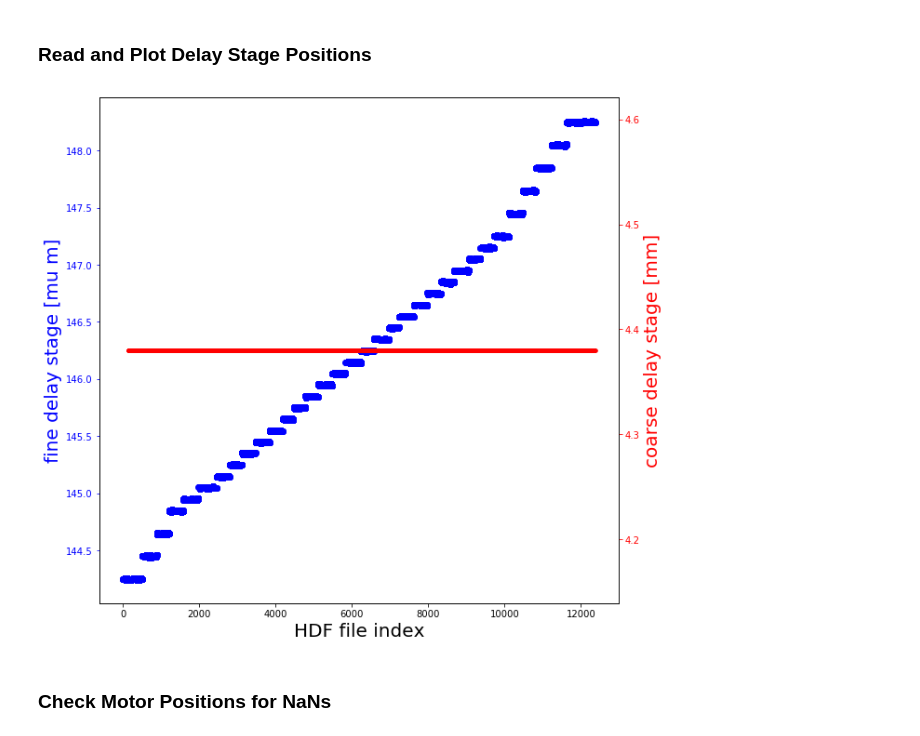
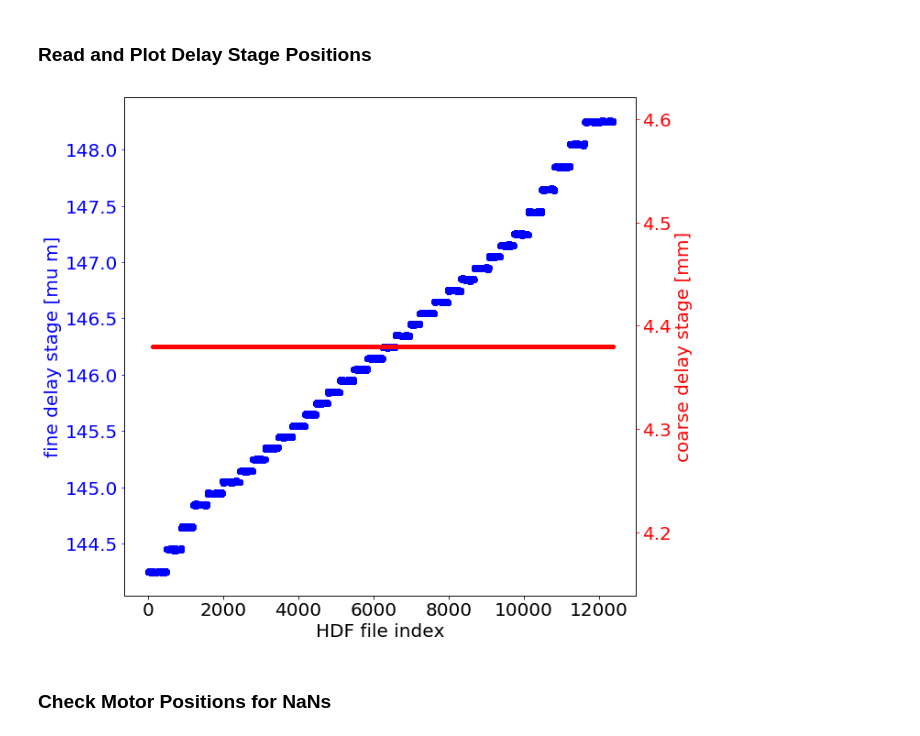
Before and after one commit to chrispassow/DESC-commissioning, a Jupyter notebook: fringes/DESC-fringe-scan.ipynb, the cells around one changed output. Saved outputs shown, nothing was run; the diff lists cells and outputs as text; code cells hidden in the pictures.

```diff
--- a/fringes/DESC-fringe-scan.ipynb
+++ b/fringes/DESC-fringe-scan.ipynb
@@ -14,3 +15,6 @@ from scipy.stats import kde
+# %%
+plt.rcParams.update({'font.size': 20})
+plt.rcParams.update({'figure.figsize' : (10,10)})
 # %% [markdown]
 ### Utility functions
 # %%
@@ -24,11 +28,11 @@ def countNonNaNs(array):
 # %%
-runNumber = 28496
+run_number = 28496
 
-dataDir = '/asap3/fs-flash-o/gpfs/camp/2019/data/11007673/raw/hdf/by-run/'
-hdfFilename = 'FLASH1_USER1-run'+str(runNumber)+'.h5'
-imagePath = '/asap3/flash/gpfs/bl1/2017/data/11003895/processed/notebooks/fig/'
+data_dir = '/asap3/fs-flash-o/gpfs/camp/2019/data/11007673/raw/hdf/by-run/'
+hdf_filename = 'FLASH1_USER1-run'+str(run_number)+'.h5'
+image_path = '/home/cpassow/DESC-commissioning/processed/fringes/fig/'
 
-print(dataDir+hdfFilename)
+print(data_dir+hdf_filename)
 # %% [output]
 /asap3/fs-flash-o/gpfs/camp/2019/data/11007673/raw/hdf/by-run/FLASH1_USER1-run28496.h5
 # %%
@@ -38,24 +42,24 @@ Image("delaymotor_history.jpeg")
 # %% [markdown]
 ### Read and Plot Delay Stage Positions
 # %%
-hdfFile = h5py.File(dataDir+hdfFilename,'r')
-motorPosFine = hdfFile['/FL1/Experiment/BL1/CAMP/DESC/Fine delay stage/position'].value
-motorPosCoarse = hdfFile['/FL1/Experiment/BL1/CAMP/DESC/Coarse delay stage/position'].value
+hdf_file = h5py.File(data_dir+hdf_filename,'r')
+motor_pos_fine = hdf_file['/FL1/Experiment/BL1/CAMP/DESC/Fine delay stage/position'][()]
+motor_pos_coarse = hdf_file['/FL1/Experiment/BL1/CAMP/DESC/Coarse delay stage/position'][()]
 # %%
-fig, ax1 = plt.subplots(figsize=(10,10))
-ax1.plot(motorPosFine,'bo')
-ax1.set_xlabel('HDF file index',fontsize=20)
-ax1.set_ylabel('fine delay stage [mu m]', color='b', fontsize=20)
+fig, ax1 = plt.subplots()
+ax1.plot(motor_pos_fine,'bo')
+ax1.set_xlabel('HDF file index')
+ax1.set_ylabel('fine delay stage [mu m]', color='b')
 ax1.tick_params('y', colors='b')
 
 ax2 = ax1.twinx()
-ax2.plot(motorPosCoarse,'r.')
-ax2.set_ylabel('coarse delay stage [mm]', color='r', fontsize=20)
+ax2.plot(motor_pos_coarse,'r.')
+ax2.set_ylabel('coarse delay stage [mm]', color='r')
 ax2.tick_params('y', colors='r')
 
 plt.show()
 # %% [output]
-[figure, old version]
+[figure, new version]
 # %% [markdown]
 ### Check Motor Positions for NaNs
 # %%
```
Also changed, not shown: parts of 44 cells of this notebook, 2 other files.
